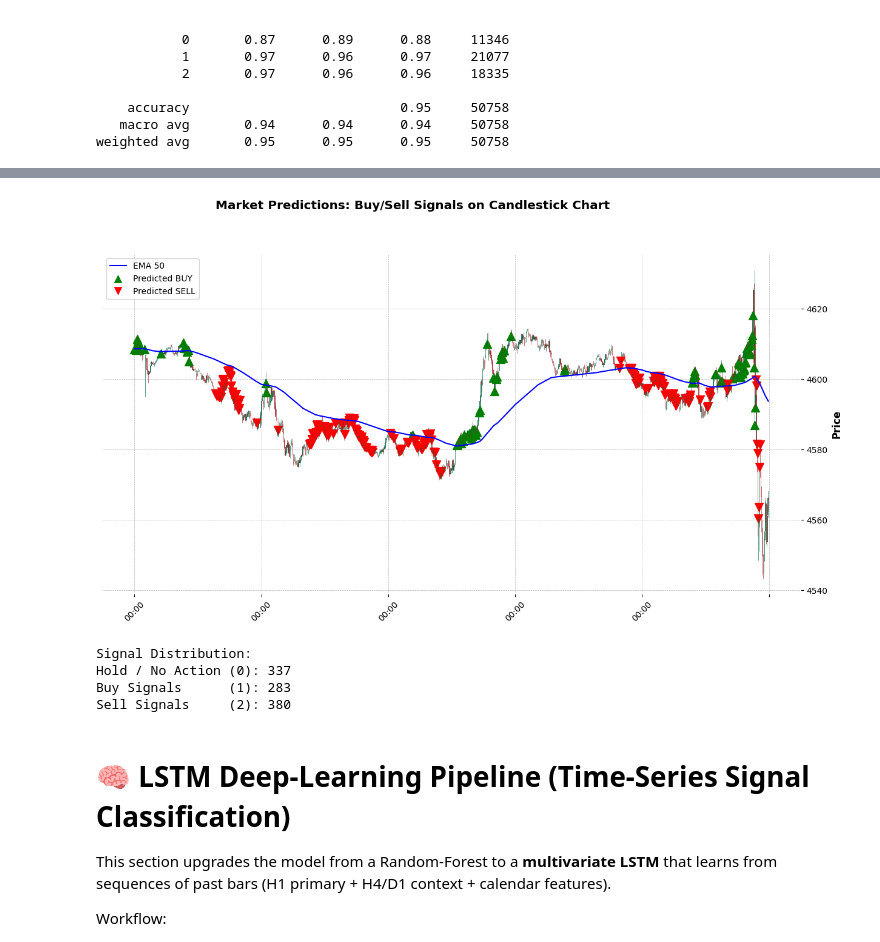
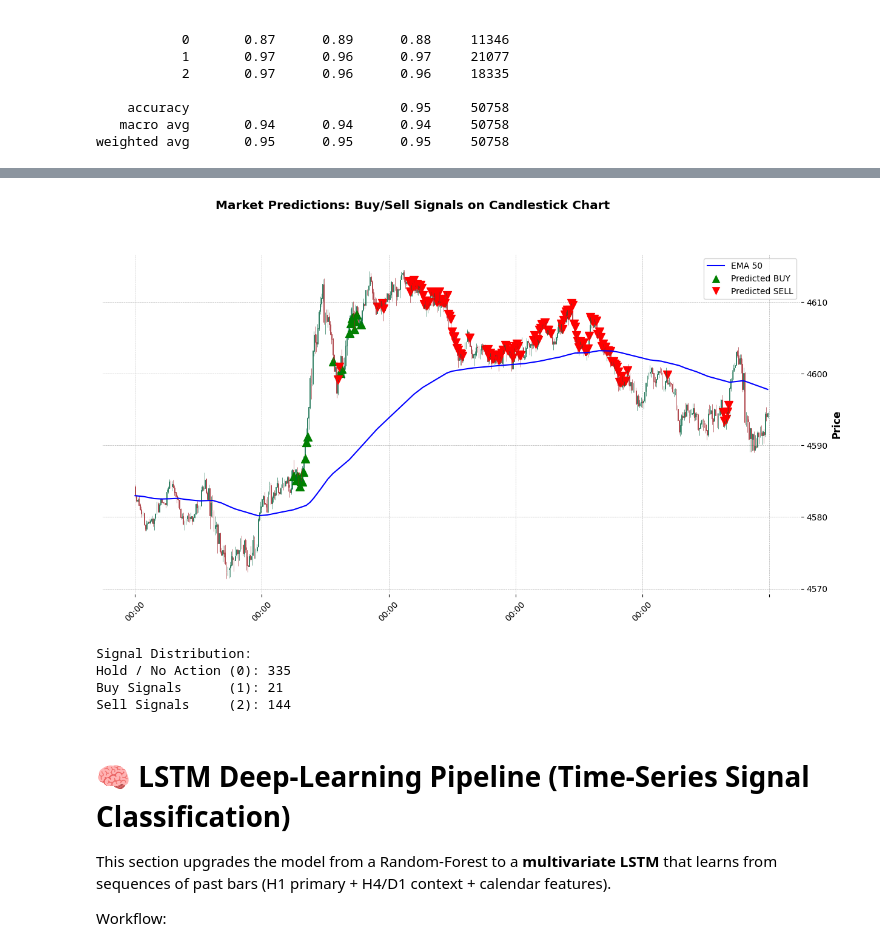
Before and after one commit to dbright123/Dbot-Advance1, a Jupyter notebook: market_prediction.ipynb, the cells around one changed output, grey strips where cells are left out. Saved outputs shown, nothing was run; the diff lists cells and outputs as text; code cells hidden in the pictures.

```diff
--- a/market_prediction.ipynb
+++ b/market_prediction.ipynb
@@ -212,7 +212,7 @@ df = engineer_features(df)
 labeler = RobustPriceLabelerV3(
     atr_period      = 14,
     zigzag_atr_mult = 3,
-    hold_bars       = 3,
+    hold_bars       = 4,
     min_streak      = 1.25,
     target_hold_pct = 1.25,
 )
@@ -351,6 +351,6 @@ print(X_test[-10:,:])
 # %%
 rf_model = RandomForestClassifier(
-    n_estimators=500,
+    n_estimators=400,
     random_state=42,
     class_weight='balanced',
     verbose=1,
@@ -559,12 +557,13 @@ def predict_and_plot_signals(model, df, feature_columns,
     # --- 4. Build marker Series with the SAME index as ohlc_df ---
     buy_marker = pd.Series(index=ohlc_df.index, dtype=float, name='buy')
     sell_marker = pd.Series(index=ohlc_df.index, dtype=float, name='sell')
-
-    buys = data[(data['predicted_label'] == 1) & (data['open'] > ohlc_df['EMA_50'])]
+    # & (data['open'] > ohlc_df['EMA_50'])
+    # & (data['open'] < ohlc_df['EMA_50'])
+    buys = data[(data['predicted_label'] == 1)]
     if not buys.empty:
         buy_marker.loc[buys.index] = buys[ohlc_map['Low']]
 
-    sells = data[(data['predicted_label'] == 2) & (data['open'] < ohlc_df['EMA_50'])]
+    sells = data[(data['predicted_label'] == 2)]
     if not sells.empty:
         sell_marker.loc[sells.index] = sells[ohlc_map['High']]
 
@@ -616,6 +615,6 @@ def predict_and_plot_signals(model, df, feature_columns,
 # Ensure your 'df' has gone through engineer_features() first
 # features = ['open', 'high', 'low', 'volume', 'month', 'day', 'hour', 'minute', 'day_of_week']
 #ohlc_map = {'Open':'Open', 'High':'High', 'Low':'Low', 'Close':'Close'}
-predict_and_plot_signals(rf_model, df_test[-1000:], FEATURE_NAMES)
+predict_and_plot_signals(rf_model, df_test[-500:], FEATURE_NAMES)
 # %% [output]
 [Parallel(n_jobs=2)]: Using backend ThreadingBackend with 2 concurrent workers.
@@ -625,8 +624,8 @@ predict_and_plot_signals(rf_model, df_test[-1000:], FEATURE_NAMES)
-[figure, old version]
+[figure, new version]
 Signal Distribution:
-Hold / No Action (0): 337
-Buy Signals      (1): 283
-Sell Signals     (2): 380
+Hold / No Action (0): 335
+Buy Signals      (1): 21
+Sell Signals     (2): 144
 # %% [markdown]
 # 🧠 LSTM Deep-Learning Pipeline (Time-Series Signal Classification)
 
```
Also changed, not shown: parts of 10 cells of this notebook, 2 other files.
